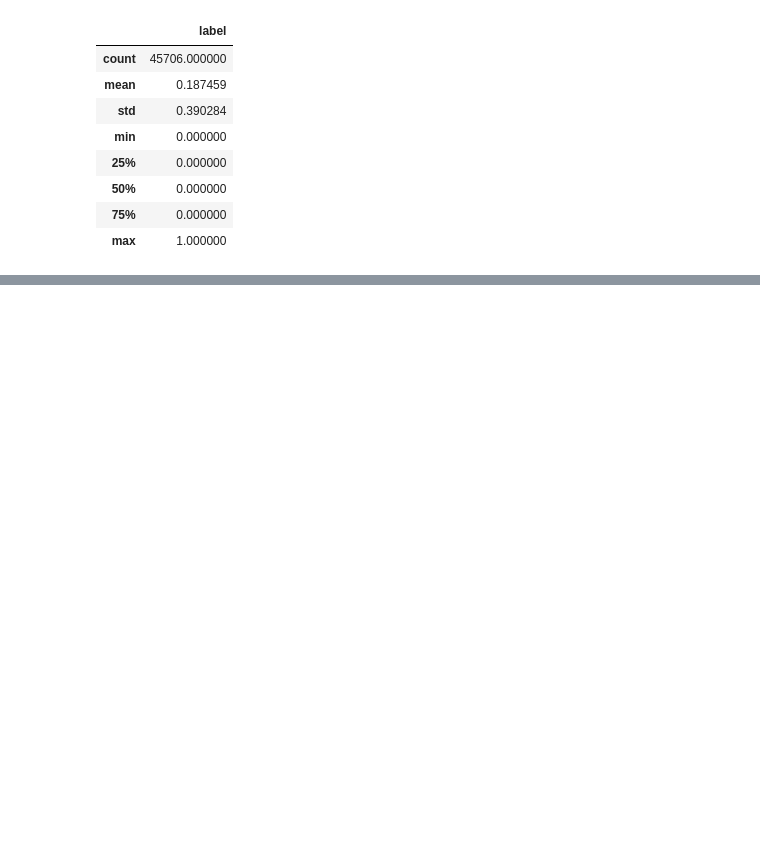
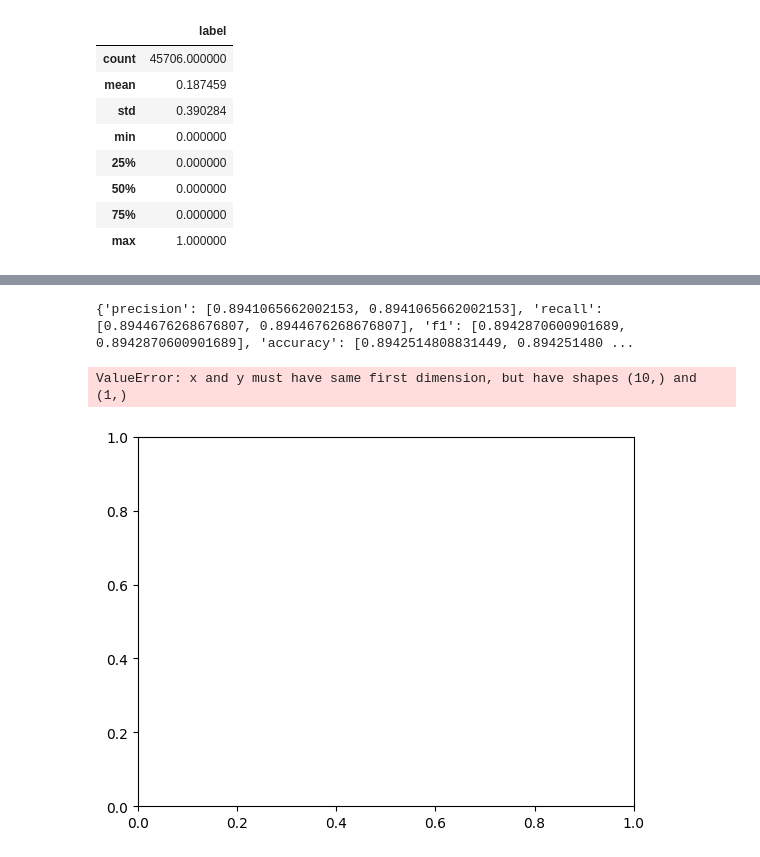
Before and after one commit to 22ericchen/Suicide-Ideation-Detection, a Jupyter notebook: backend/Models/LSTMBinary.ipynb, the cells around one changed output, grey strips where cells are left out. Saved outputs shown, nothing was run; the diff lists cells and outputs as text; code cells hidden in the pictures; blank space fills up the shorter version.

Commit message:
0.89 accuracy on Binary LSTM.

```diff
--- a/backend/Models/LSTMBinary.ipynb
+++ b/backend/Models/LSTMBinary.ipynb
@@ -49,18 +73,18 @@ embeddings_index = load_glove_vectors(glove_path)
 # %%
 # Tokenize text
 tokenizer = Tokenizer()
-tokenizer.fit_on_texts(train_data['text'])
+tokenizer.fit_on_texts(df_upsampled['text'])
 
 #saving the tokenizer
 with open('LSTMtokenizer.pickle', 'wb') as handle:
     pickle.dump(tokenizer, handle, protocol=pickle.HIGHEST_PROTOCOL)
 
 # Convert text to sequences and pad them
-max_length = max([len(s.split()) for s in train_data['text']])
+max_length = max([len(s.split()) for s in df_upsampled['text']])
 vocab_size = len(tokenizer.word_index) + 1  # Adding 1 because of reserved 0 index
 
 # Convert texts to sequences
-train_sequences = tokenizer.texts_to_sequences(train_data['text'])
+train_sequences = tokenizer.texts_to_sequences(df_upsampled['text'])
 val_sequences = tokenizer.texts_to_sequences(val_data['text'])
 
 X_data = pad_sequences(train_sequences, maxlen=max_length)
@@ -68,7 +92,7 @@ X_val = pad_sequences(val_sequences, maxlen=max_length)
 
 y_val = val_data['label']
 #split to train set and test set
-X_train, X_test, y_train, y_test = train_test_split(X_data, train_data['label'],test_size=0.2, random_state=42)
+X_train, X_test, y_train, y_test = train_test_split(X_data, df_upsampled['label'],test_size=0.2, random_state=42)
 # %%
 vocab_size = len(tokenizer.word_index) + 1  # Vocabulary size
 
@@ -83,7 +109,7 @@ for word, i in tokenizer.word_index.items():
 def build_model():
     model = Sequential([
         Embedding(vocab_size, embedding_dim, weights=[embedding_matrix], trainable=False),
-        LSTM(200, activation='tanh'),
+        LSTM(210, activation='tanh'),
         Dense(1, activation='sigmoid')
     ])
     model.compile(loss='binary_crossentropy', optimizer='adam', metrics=['accuracy'])
@@ -95,10 +121,22 @@ results = {'precision': [], 'recall': [], 'f1': [], 'accuracy': []}
 for fraction in [0.999]:
     model = build_model()  # Recreate the model for each iteration
     partial_X_train, _, partial_y_train, _ = train_test_split(X_train, y_train,train_size=fraction)
-    model.fit(partial_X_train, partial_y_train, epochs=8, batch_size=80, verbose=1,validation_data=(X_val, y_val))
+    model.fit(partial_X_train, partial_y_train, epochs=10, batch_size=64, verbose=1,validation_data=(X_val, y_val))
 
-    # Predict on X_test
+     # Predict on X_test
     y_pred_prob = model.predict(X_test)
-    y_pred_classes = np.argmax(y_pred_prob, axis=1)
+    y_pred_class = [1 if prob >= 0.5 else 0 for prob in y_pred_prob]
+
+    # Calculate metrics
+    precision = precision_score(y_test, y_pred_class)
+    recall = recall_score(y_test, y_pred_class)
+    f1 = f1_score(y_test, y_pred_class)
+    accuracy = accuracy_score(y_test, y_pred_class)
+
+    # Store metrics
+    results['precision'].append(precision)
+    results['recall'].append(recall)
+    results['f1'].append(f1)
+    results['accuracy'].append(accuracy)
 # %% [output]
 Epoch 1/8
@@ -121,2 +144,23 @@ Epoch 8/8
+# %%
+ # Calculate metrics
+precision = precision_score(y_test, y_pred_class)
+recall = recall_score(y_test, y_pred_class)
+f1 = f1_score(y_test, y_pred_class)
+accuracy = accuracy_score(y_test, y_pred_class)
+
+    # Store metrics
+results['precision'].append(precision)
+results['recall'].append(recall)
+results['f1'].append(f1)
+results['accuracy'].append(accuracy)
+
+print(results)
+# %% [output]
+{'precision': [0.8941065662002153, 0.8941065662002153], 'recall': [0.8944676268676807, 0.8944676268676807], 'f1': [0.8942870600901689, 0.8942870600901689], 'accuracy': [0.8942514808831449, 0.894251480 ...
+# %%
+utils.create_graph([0.1, 0.2, 0.3, 0.4, 0.5, 0.6, 0.7, 0.8, 0.9, 1.0], results, 'Long-Short Term Memory network', 'LSTM.png')
+# %% [output]
+ValueError: x and y must have same first dimension, but have shapes (10,) and (1,)
+[figure, added]
 # %%
 model.save('LSTMBinary.h5')
```
Also changed, not shown: parts of 5 cells of this notebook.
